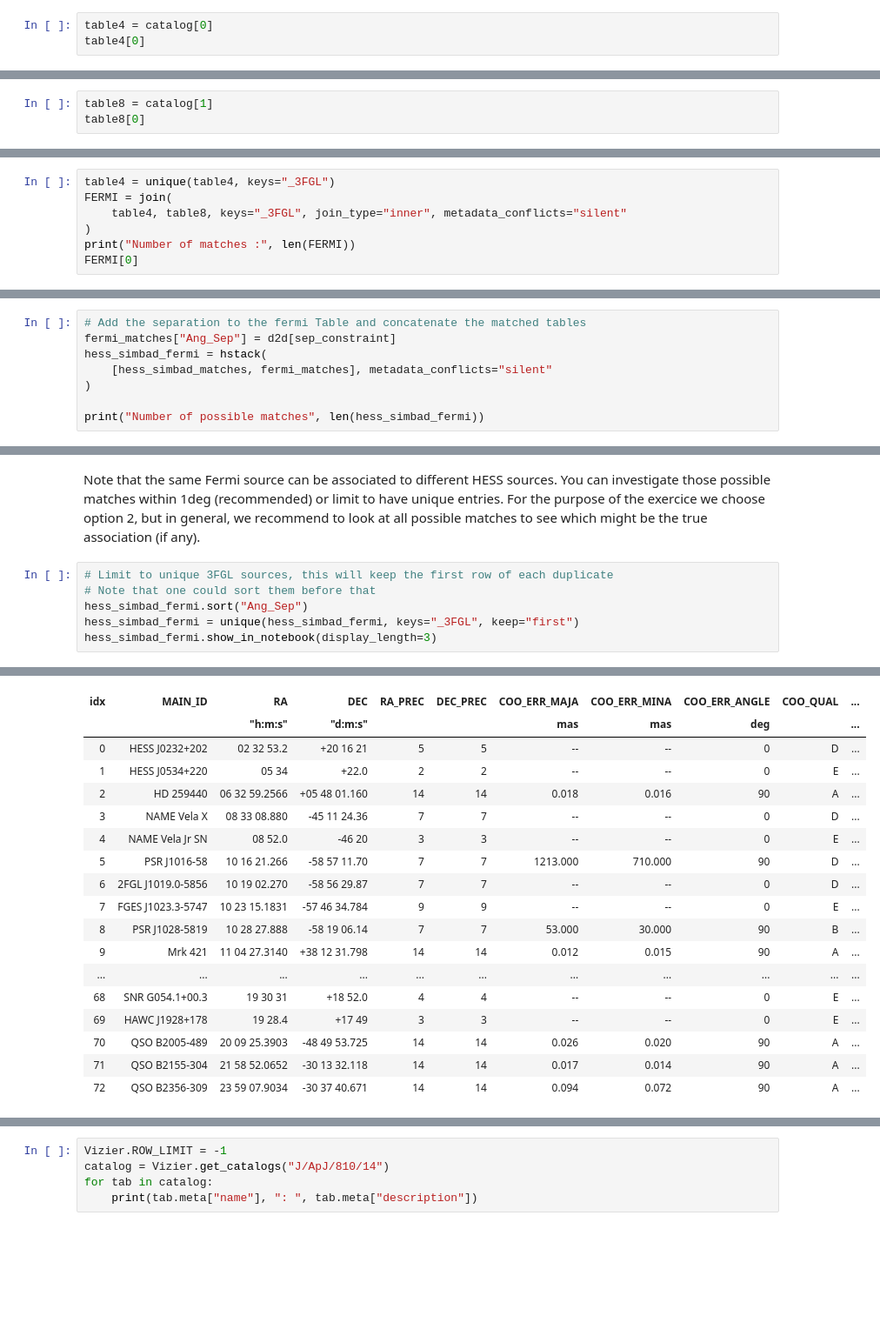
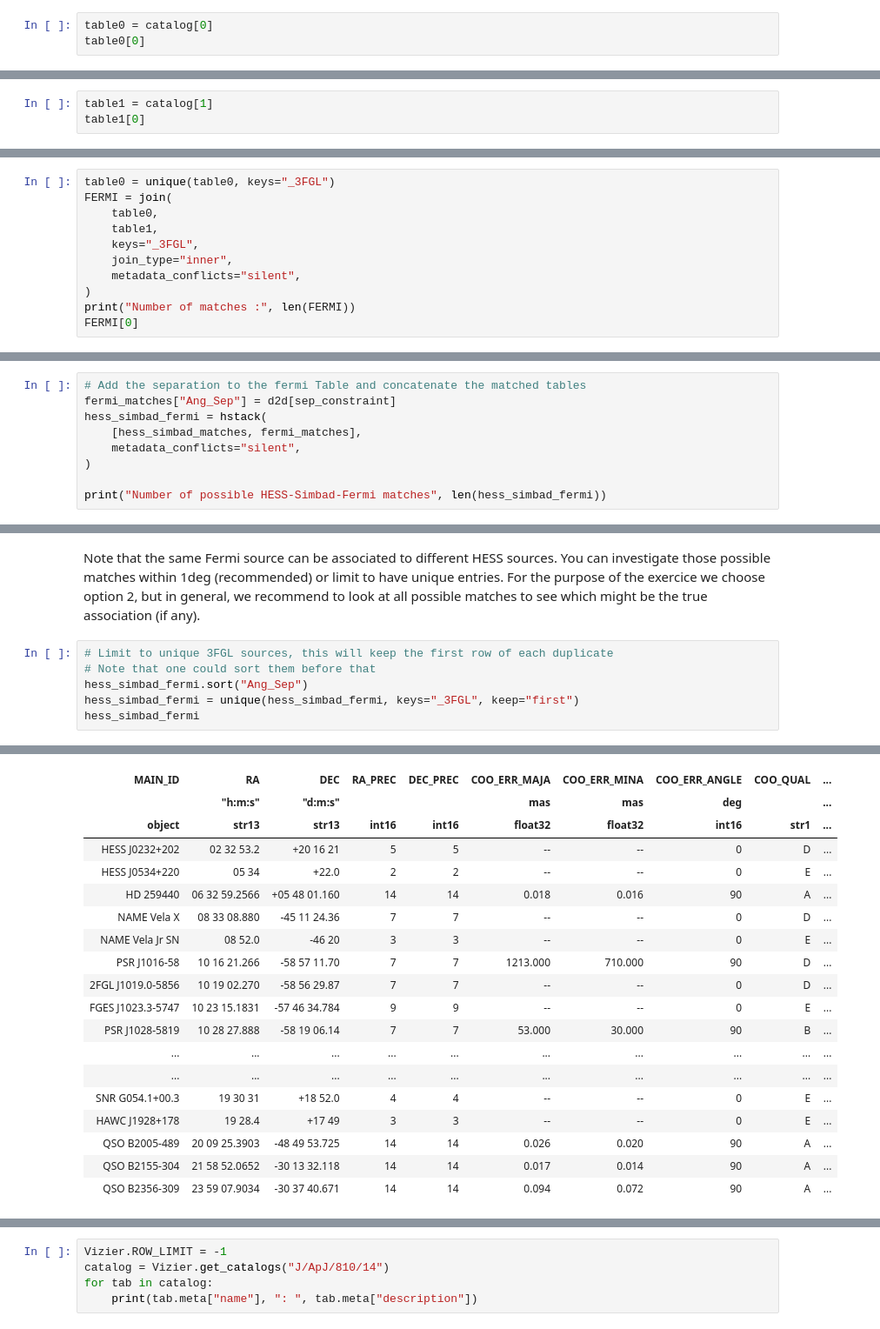
Before and after one commit to cds-astro/tutorials, a Jupyter notebook: Notebooks/4_High_Energy_sources__Multi_instrument_multi_wavelength_exploration_using_VO_tools.ipynb, the cells around one changed output, grey strips where cells are left out. Shown at 87% size. Drawn from its saved outputs; the diff is of its cells as text; blank space fills up the shorter version.

```diff
--- a/Notebooks/4_High_Energy_sources__Multi_instrument_multi_wavelength_exploration_using_VO_tools.ipynb
+++ b/Notebooks/4_High_Energy_sources__Multi_instrument_multi_wavelength_exploration_using_VO_tools.ipynb
@@ -233,6 +231,6 @@ I visualise the first element of each table to have an idea of their content.
 # %%
-table4 = catalog[0]
-table4[0]
+table0 = catalog[0]
+table0[0]
 # %% [output]
 Row index=0
 | _3FGL | Na | RAJ2000 | DEJ2000 | amaj | amin | phi | Sig | F35 | S25 | Gamma | ... |
@@ -240,8 +238,8 @@ Row index=0
 | str13 | int16 | float32 | float32 | float32 | float32 | int16 | float32 | float32 | float32 | float32 | ... |
 | J0000.1+6545 | 1 | 0.038 | 65.752 | 0.102 | 0.078 | 41 | 6.8 | 1.0 | 13.6 | 2.41 | ... |
 # %%
-table8 = catalog[1]
-table8[0]
+table1 = catalog[1]
+table1[0]
 # %% [output]
 Row index=0
 | File | _3FGL | LC | F1 | E_F1 | F2 | E_F2 | F3 | ... |
@@ -262,7 +260,11 @@ The first table has several entries for the same source, so before performing th
 # %%
-table4 = unique(table4, keys="_3FGL")
+table0 = unique(table0, keys="_3FGL")
 FERMI = join(
-    table4, table8, keys="_3FGL", join_type="inner", metadata_conflicts="silent"
+    table0,
+    table1,
+    keys="_3FGL",
+    join_type="inner",
+    metadata_conflicts="silent",
 )
 print("Number of matches :", len(FERMI))
 FERMI[0]
@@ -317,8 +319,9 @@ Tables **hess_simbad_matches** and **fermi_matches** are the matched sources in
 # Add the separation to the fermi Table and concatenate the matched tables
 fermi_matches["Ang_Sep"] = d2d[sep_constraint]
 hess_simbad_fermi = hstack(
-    [hess_simbad_matches, fermi_matches], metadata_conflicts="silent"
+    [hess_simbad_matches, fermi_matches],
+    metadata_conflicts="silent",
 )
 
-print("Number of possible matches", len(hess_simbad_fermi))
+print("Number of possible HESS-Simbad-Fermi matches", len(hess_simbad_fermi))
 # %% [output]
@@ -328,26 +331,27 @@ Note that the same Fermi source can be associated to different HESS sources. You
 # %%
 # Limit to unique 3FGL sources, this will keep the first row of each duplicate
 # Note that one could sort them before that
 hess_simbad_fermi.sort("Ang_Sep")
 hess_simbad_fermi = unique(hess_simbad_fermi, keys="_3FGL", keep="first")
-hess_simbad_fermi.show_in_notebook(display_length=3)
+hess_simbad_fermi
 # %% [output]
 Table length=73
-| idx | MAIN_ID | RA | DEC | RA_PREC | DEC_PREC | COO_ERR_MAJA | COO_ERR_MINA | COO_ERR_ANGLE | COO_QUAL | ... |
-|  |  | "h:m:s" | "d:m:s" |  |  | mas | mas | deg |  | ... |
-| 0 | HESS J0232+202 | 02 32 53.2 | +20 16 21 | 5 | 5 | -- | -- | 0 | D | ... |
-| 1 | HESS J0534+220 | 05 34 | +22.0 | 2 | 2 | -- | -- | 0 | E | ... |
-| 2 | HD 259440 | 06 32 59.2566 | +05 48 01.160 | 14 | 14 | 0.018 | 0.016 | 90 | A | ... |
-| 3 | NAME Vela X | 08 33 08.880 | -45 11 24.36 | 7 | 7 | -- | -- | 0 | D | ... |
-| 4 | NAME Vela Jr SN | 08 52.0 | -46 20 | 3 | 3 | -- | -- | 0 | E | ... |
-| 5 | PSR J1016-58 | 10 16 21.266 | -58 57 11.70 | 7 | 7 | 1213.000 | 710.000 | 90 | D | ... |
-| 6 | 2FGL J1019.0-5856 | 10 19 02.270 | -58 56 29.87 | 7 | 7 | -- | -- | 0 | D | ... |
-| 7 | FGES J1023.3-5747 | 10 23 15.1831 | -57 46 34.784 | 9 | 9 | -- | -- | 0 | E | ... |
-| 8 | PSR J1028-5819 | 10 28 27.888 | -58 19 06.14 | 7 | 7 | 53.000 | 30.000 | 90 | B | ... |
-| 9 | Mrk 421 | 11 04 27.3140 | +38 12 31.798 | 14 | 14 | 0.012 | 0.015 | 90 | A | ... |
-| ... | ... | ... | ... | ... | ... | ... | ... | ... | ... | ... |
-| 68 | SNR G054.1+00.3 | 19 30 31 | +18 52.0 | 4 | 4 | -- | -- | 0 | E | ... |
-| 69 | HAWC J1928+178 | 19 28.4 | +17 49 | 3 | 3 | -- | -- | 0 | E | ... |
-| 70 | QSO B2005-489 | 20 09 25.3903 | -48 49 53.725 | 14 | 14 | 0.026 | 0.020 | 90 | A | ... |
-| 71 | QSO B2155-304 | 21 58 52.0652 | -30 13 32.118 | 14 | 14 | 0.017 | 0.014 | 90 | A | ... |
-| 72 | QSO B2356-309 | 23 59 07.9034 | -30 37 40.671 | 14 | 14 | 0.094 | 0.072 | 90 | A | ... |
+| MAIN_ID | RA | DEC | RA_PREC | DEC_PREC | COO_ERR_MAJA | COO_ERR_MINA | COO_ERR_ANGLE | COO_QUAL | ... |
+|  | "h:m:s" | "d:m:s" |  |  | mas | mas | deg |  | ... |
+| object | str13 | str13 | int16 | int16 | float32 | float32 | int16 | str1 | ... |
+| HESS J0232+202 | 02 32 53.2 | +20 16 21 | 5 | 5 | -- | -- | 0 | D | ... |
+| HESS J0534+220 | 05 34 | +22.0 | 2 | 2 | -- | -- | 0 | E | ... |
+| HD 259440 | 06 32 59.2566 | +05 48 01.160 | 14 | 14 | 0.018 | 0.016 | 90 | A | ... |
+| NAME Vela X | 08 33 08.880 | -45 11 24.36 | 7 | 7 | -- | -- | 0 | D | ... |
+| NAME Vela Jr SN | 08 52.0 | -46 20 | 3 | 3 | -- | -- | 0 | E | ... |
+| PSR J1016-58 | 10 16 21.266 | -58 57 11.70 | 7 | 7 | 1213.000 | 710.000 | 90 | D | ... |
+| 2FGL J1019.0-5856 | 10 19 02.270 | -58 56 29.87 | 7 | 7 | -- | -- | 0 | D | ... |
+| FGES J1023.3-5747 | 10 23 15.1831 | -57 46 34.784 | 9 | 9 | -- | -- | 0 | E | ... |
+| PSR J1028-5819 | 10 28 27.888 | -58 19 06.14 | 7 | 7 | 53.000 | 30.000 | 90 | B | ... |
+| ... | ... | ... | ... | ... | ... | ... | ... | ... | ... |
+| ... | ... | ... | ... | ... | ... | ... | ... | ... | ... |
+| SNR G054.1+00.3 | 19 30 31 | +18 52.0 | 4 | 4 | -- | -- | 0 | E | ... |
+| HAWC J1928+178 | 19 28.4 | +17 49 | 3 | 3 | -- | -- | 0 | E | ... |
+| QSO B2005-489 | 20 09 25.3903 | -48 49 53.725 | 14 | 14 | 0.026 | 0.020 | 90 | A | ... |
+| QSO B2155-304 | 21 58 52.0652 | -30 13 32.118 | 14 | 14 | 0.017 | 0.014 | 90 | A | ... |
+| QSO B2356-309 | 23 59 07.9034 | -30 37 40.671 | 14 | 14 | 0.094 | 0.072 | 90 | A | ... |
```
Also changed, not shown: parts of 31 cells of this notebook.
